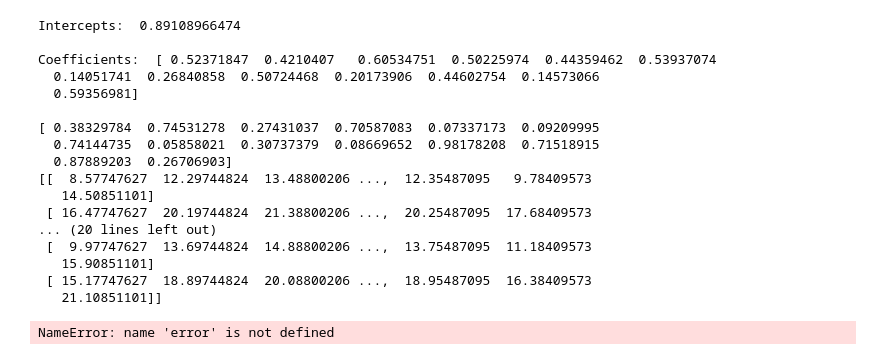
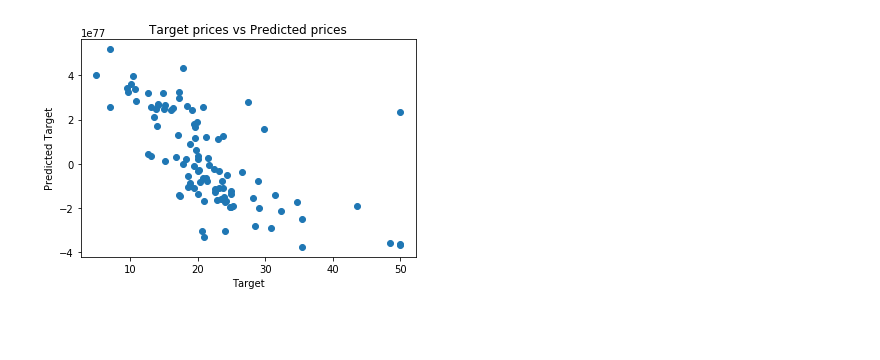
Before and after one commit to TannerS/BostonDataMachineLearning, a Jupyter notebook: BostonData.ipynb, the cells around one changed output. Cells and saved outputs as stored; diff of their text form; code cells hidden in the pictures; blank space fills up the shorter version.

```diff
--- a/BostonData.ipynb
+++ b/BostonData.ipynb
@@ -219,45 +220,14 @@ test_data = scaler.transform(test_data)
 # Inputs: Training data, training label, leaerning rate, number of iterations
 # Output: Weights
 def myGradientDescentFun(X,y,learning_rate,numItrs):
-    # get data dimensions
-    # m, n = X.shape
-    # create w matrix (this will get modified) using the matrix number (m) as the size
-    # we will use a very low and high bonds to start
-    w = np.random.uniform(size=(X.shape[1],))
-    print(w)
-    # Xw = np.dot(np.matrix(X), np.matrix(w))
-    # t- Xw
-    # offset = np.subtract(np.matrix(y), Xw)
-    # -(1/N)
-    # partial_one = -(1/m)
-    # partial_one = (1/n)
-    # -(1/N)Xt(t-Xw)
-    # print(np.dot(np.matrix(X).getT(), offset))
-    # gradient = partial_one * np.dot(np.matrix(X).getT(), offset
+
+    w = np.random.uniform(size=(X.shape[1],1))
+
     for i in range(0, numItrs):
 
-        print(y - X.dot(w))
-        print("DEEEEE")
-        print(y - np.dot(X,w))
-        print((y - np.dot(X,w)) *  (y - np.dot(X,w)).)
-        # error = np.asscalar((y - X.dot(w)) )
-        # out=ndarray
-
+        error = (y - X.dot(w))
         gradient = (X.T.dot(error) / X.shape[0])
-
-        # print(error)
-
-
-        #
-        # print(gradient.shape)
-        # print(gradient)
-        # print(w.shape)
-
-
-        # w += -learning_rate * gradient
-
-
-
+        w += -learning_rate * gradient
 
     return w
 
@@ -285,48 +255,31 @@ print('Intercepts: ', w[0])
 print()
 print('Coefficients: ', w[1:])
 print()
 
 # Task 3-4: show errors on training dataset and testing dataset
 
 # Here we call myGradientDescentFun to train the model and get weights
 # Note: you need to figure out good learning rate value and the number of iterations
 w = myGradientDescentFun(np.matrix(train_data_intercept),np.matrix(train_target),0.8,100)
 
 training_error = lossFunc(len(train_target), train_data_intercept, train_target, w)
 testing_error = lossFunc(len(test_target), test_data_intercept, test_target, w)
 
 print()
 print('Training Error: ', training_error)
 print('Testing Error: ', testing_error)
 
 # Task 3-5: show plot a figure to show your predictions and real prices on the testing dataset
 
 # set x axis label
 plt.xlabel("Target")
 # set y axis label
 plt.ylabel("Predicted Target")
 # set chart title
 plt.title("Target prices vs Predicted prices")
 # plot the predicted values of the test data
 plt.scatter(np.matrix(test_target), np.matrix(myPredictFun(test_data_intercept, w)))
 # show the chart
 plt.show()
 # %% [output]
-Intercepts:  0.89108966474
-
-Coefficients:  [ 0.52371847  0.4210407   0.60534751  0.50225974  0.44359462  0.53937074
-  0.14051741  0.26840858  0.50724468  0.20173906  0.44602754  0.14573066
-  0.59356981]
-
-[ 0.38329784  0.74531278  0.27431037  0.70587083  0.07337173  0.09209995
-  0.74144735  0.05858021  0.30737379  0.08669652  0.98178208  0.71518915
-  0.87889203  0.26706903]
-[[  8.57747627  12.29744824  13.48800206 ...,  12.35487095   9.78409573
-   14.50851101]
- [ 16.47747627  20.19744824  21.38800206 ...,  20.25487095  17.68409573
-... (20 lines left out)
- [  9.97747627  13.69744824  14.88800206 ...,  13.75487095  11.18409573
-   15.90851101]
- [ 15.17747627  18.89744824  20.08800206 ...,  18.95487095  16.38409573
-   21.10851101]]
-NameError: name 'error' is not defined
+[figure, added]
```
Also changed, not shown: parts of 2 cells of this notebook.
